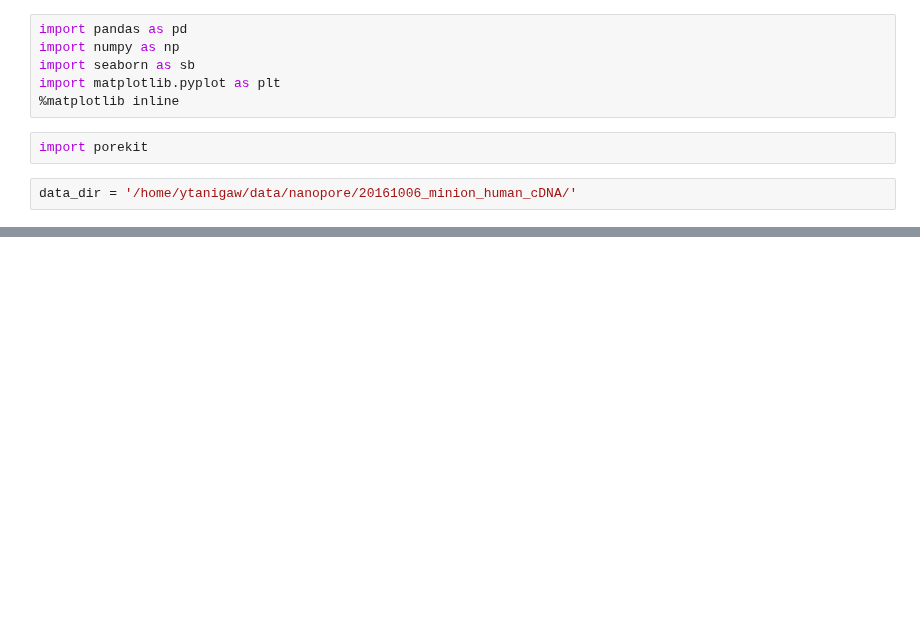
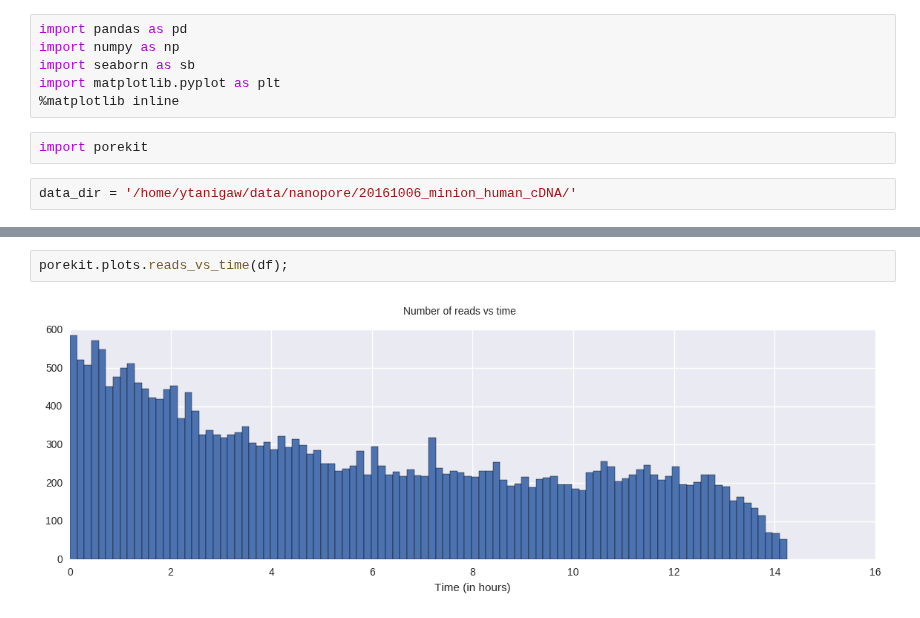
Before and after one commit to rivas-lab/nanopore, a Jupyter notebook: notes/20161017_porekit.ipynb, the cells around one changed output, grey strips where cells are left out. Cells and saved outputs as stored; diff of their text form; blank space fills up the shorter version.

```diff
--- a/notes/20161017_porekit.ipynb
+++ b/notes/20161017_porekit.ipynb
@@ -54,0 +139,4 @@ everything = porekit.gather_metadata(
+# %%
+porekit.plots.reads_vs_time(df);
+# %% [output]
+[figure, added]
```
Also changed, not shown: parts of 33 cells of this notebook.
